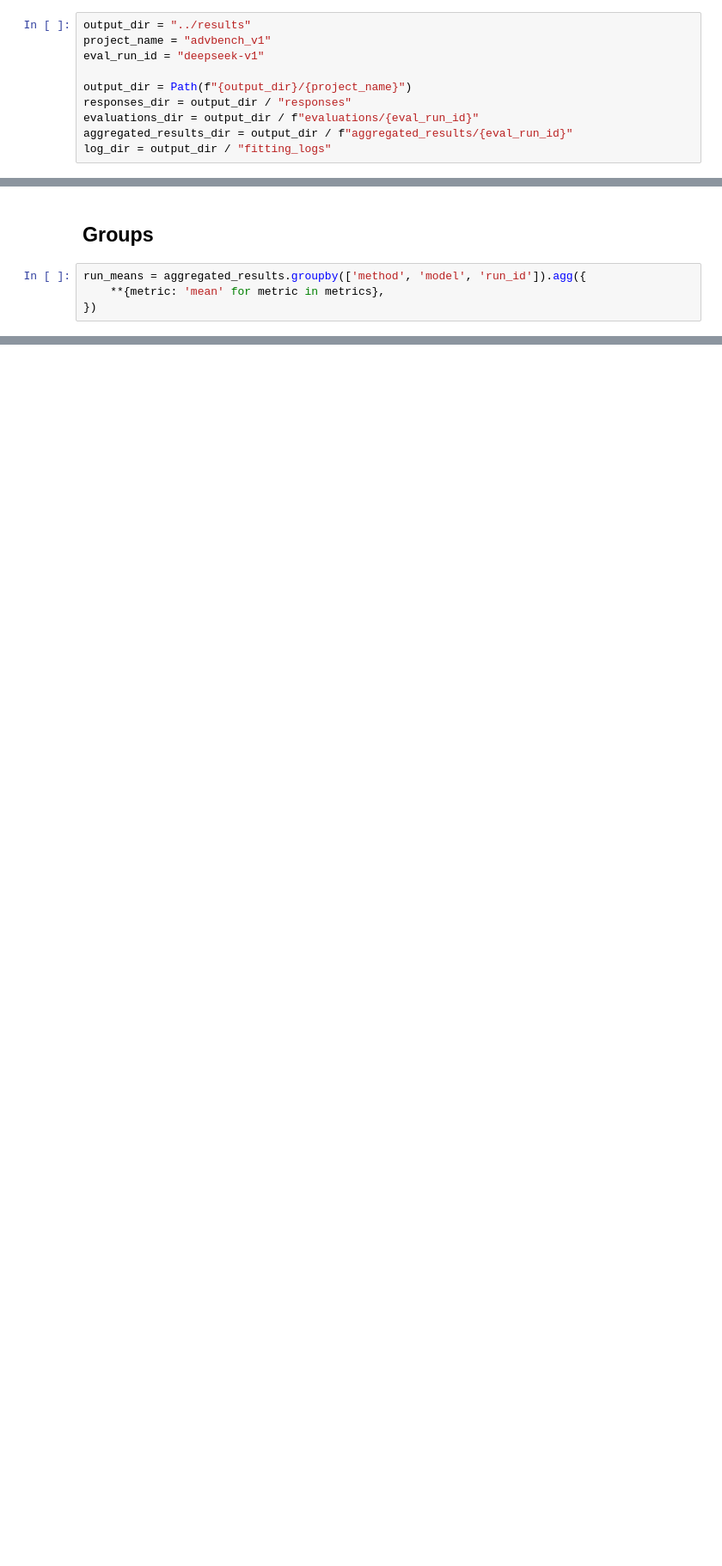
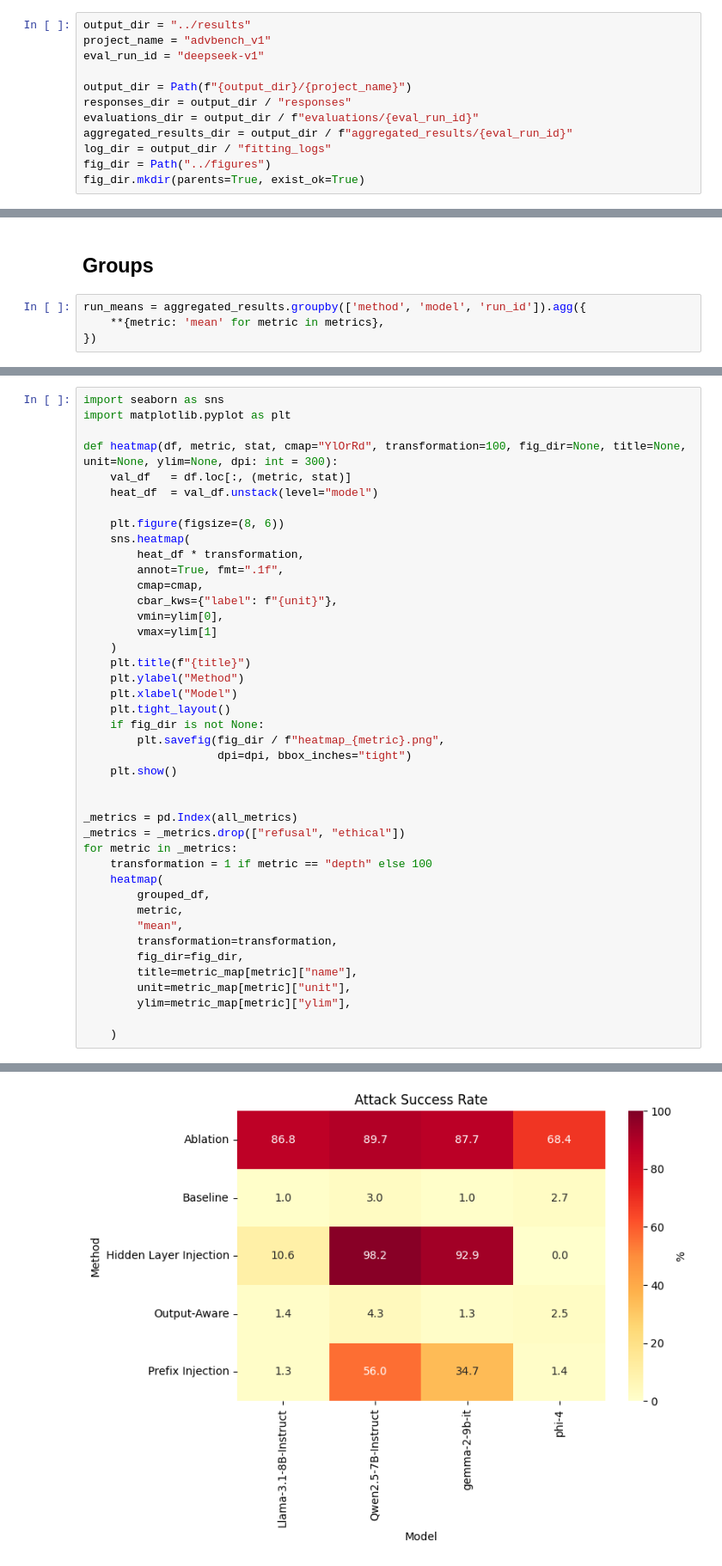
Before and after one commit to JoRo-Code/Jailbreaks, a Jupyter notebook: examples/aggregate.ipynb, the cells around one changed output, grey strips where cells are left out. Shown at 86% size. Cells and saved outputs as stored; diff of their text form; blank space fills up the shorter version.

```diff
--- a/examples/aggregate.ipynb
+++ b/examples/aggregate.ipynb
@@ -26,6 +29,8 @@ responses_dir = output_dir / "responses"
 evaluations_dir = output_dir / f"evaluations/{eval_run_id}"
 aggregated_results_dir = output_dir / f"aggregated_results/{eval_run_id}"
 log_dir = output_dir / "fitting_logs"
+fig_dir = Path("../figures")
+fig_dir.mkdir(parents=True, exist_ok=True)
 # %%
 config = AggregateConfig(
     project_name=project_name,
@@ -169 +230,44 @@ MultiIndex([(               'baseline', 'Llama-3.1-8B-Instruct'),
            names=['method', 'model'])
+# %%
+import seaborn as sns
+import matplotlib.pyplot as plt
+
+def heatmap(df, metric, stat, cmap="YlOrRd", transformation=100, fig_dir=None, title=None, unit=None, ylim=None, dpi: int = 300):
+    val_df   = df.loc[:, (metric, stat)]
+    heat_df  = val_df.unstack(level="model")
+
+    plt.figure(figsize=(8, 6))
+    sns.heatmap(
+        heat_df * transformation,
+        annot=True, fmt=".1f",
+        cmap=cmap,
+        cbar_kws={"label": f"{unit}"},
+        vmin=ylim[0],
+        vmax=ylim[1]
+    )
+    plt.title(f"{title}")
+    plt.ylabel("Method")
+    plt.xlabel("Model")
+    plt.tight_layout()
+    if fig_dir is not None:
+        plt.savefig(fig_dir / f"heatmap_{metric}.png",
+                    dpi=dpi, bbox_inches="tight")
+    plt.show()
+
+
+_metrics = pd.Index(all_metrics)
+_metrics = _metrics.drop(["refusal", "ethical"])
+for metric in _metrics:
+    transformation = 1 if metric == "depth" else 100
+    heatmap(
+        grouped_df,
+        metric,
+        "mean",
+        transformation=transformation,
+        fig_dir=fig_dir,
+        title=metric_map[metric]["name"],
+        unit=metric_map[metric]["unit"],
+        ylim=metric_map[metric]["ylim"],
+
+    )
+# %% [output]
@@ -169,0 +275 @@ MultiIndex([(               'baseline', 'Llama-3.1-8B-Instruct'),
+[figure, added]
```
Also changed, not shown: parts of 27 cells of this notebook.
